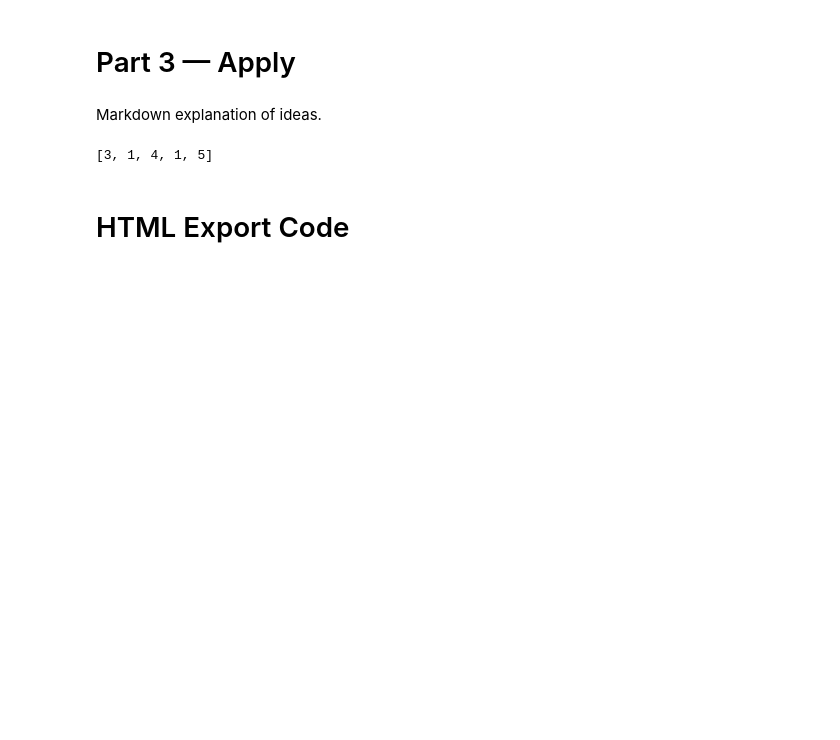
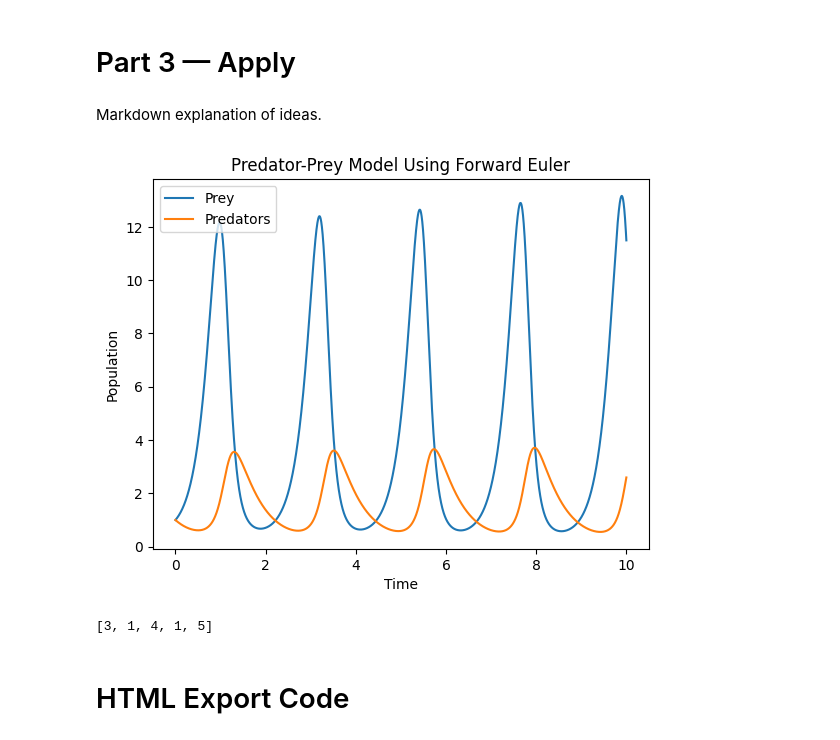
Before and after one commit to griffinhampton/snailsongame, a Jupyter notebook: DifferentialEquations/Projects/Project_Template.ipynb, the cells around one changed output. Cells and saved outputs as stored; diff of their text form; code cells hidden in the pictures; blank space fills up the shorter version.

```diff
--- a/DifferentialEquations/Projects/Project_Template.ipynb
+++ b/DifferentialEquations/Projects/Project_Template.ipynb
@@ -520,11 +582,57 @@ print(x)
 # %% [markdown]
 Markdown explanation of ideas.
 # %%
-# python code from text with possible modifications
+# i am choosing question 22 i from section 1.1 of the textbook homework.
+
+import numpy as np
+import matplotlib.pyplot as plt
+
+
+def predator_prey(t, u):
+    #x is prey and y is predators
+    x, y = u
+
+    #rate of change of prey
+    dx = 5*x - 3*x*y
+
+    #rate of change of predators
+    dy = -2*y + 0.5*x*y
+
+    return [dx, dy]
+
+
+#uses the ForwardEuler class we already made earlier
+solver = ForwardEuler(predator_prey)
+
+# the problem doesnt give starting conditions, so im choosing these.
+u0 = np.array([1.0, 1.0])
+
+solver.set_initial_condition(u0)
+
+T = 10
+N = 5000
+
+t, u = solver.solve((0, T), N)
+
+plt.plot(t, u[:, 0], label="Prey")
+plt.plot(t, u[:, 1], label="Predators")
+
+plt.xlabel("Time")
+plt.ylabel("Population")
+plt.title("Predator-Prey Model Using Forward Euler")
+plt.legend()
+plt.show()
+
+# here we see typical results of a predator prey system, while predator
+# population is low, prey population rises quickly.
+# then, predators have adequate food to survive and this causes their
+# population to rise which naturally causes the prey to decrease at
+# the same time, and this repeats on and on.
 
 x = [3,1,4,1,5]
 print(x)
 # %% [output]
+[figure, added]
 [3, 1, 4, 1, 5]
 # %% [markdown]
 # HTML Export Code
```
Also changed, not shown: parts of 1 cell of this notebook.
